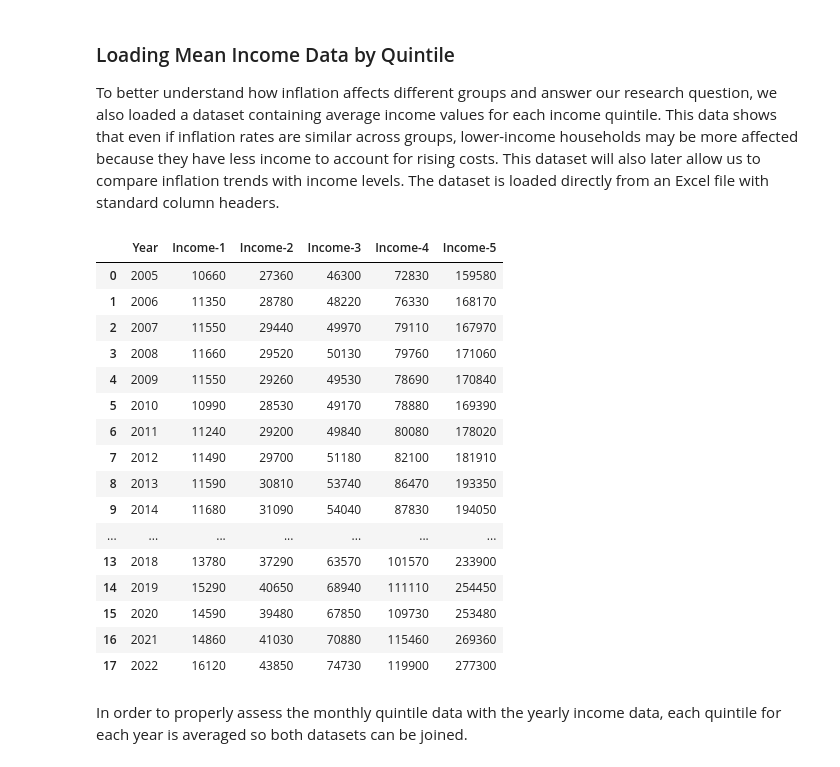
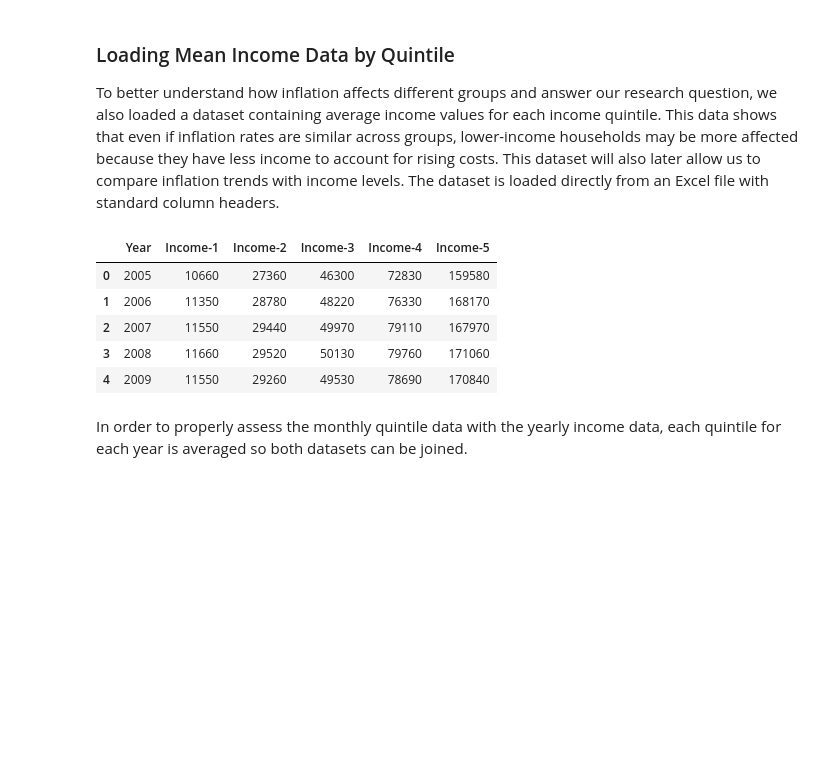
Before and after one commit to sanjur0211/Inflators, a Jupyter notebook: Project3.ipynb, the cells around one changed output. Cells and saved outputs as stored; diff of their text form; code cells hidden in the pictures; blank space fills up the shorter version.

```diff
--- a/Project3.ipynb
+++ b/Project3.ipynb
@@ -42,25 +48,14 @@ r_cpi_i.head()
 To better understand how inflation affects different groups and answer our research question, we also loaded a dataset containing average income values for each income quintile. This data shows that even if inflation rates are similar across groups, lower-income households may be more affected because they have less income to account for rising costs. This dataset will also later allow us to compare inflation trends with income levels. The dataset is loaded directly from an Excel file with standard column headers.
 # %%
 income_quintiles = pandas.read_excel("data/mean_income_quintiles.xlsx", header=0)
-income_quintiles
+income_quintiles.head()
 # %% [output]
 |  | Year | Income-1 | Income-2 | Income-3 | Income-4 | Income-5 |
 | 0 | 2005 | 10660 | 27360 | 46300 | 72830 | 159580 |
 | 1 | 2006 | 11350 | 28780 | 48220 | 76330 | 168170 |
 | 2 | 2007 | 11550 | 29440 | 49970 | 79110 | 167970 |
 | 3 | 2008 | 11660 | 29520 | 50130 | 79760 | 171060 |
 | 4 | 2009 | 11550 | 29260 | 49530 | 78690 | 170840 |
-| 5 | 2010 | 10990 | 28530 | 49170 | 78880 | 169390 |
-| 6 | 2011 | 11240 | 29200 | 49840 | 80080 | 178020 |
-| 7 | 2012 | 11490 | 29700 | 51180 | 82100 | 181910 |
-| 8 | 2013 | 11590 | 30810 | 53740 | 86470 | 193350 |
-| 9 | 2014 | 11680 | 31090 | 54040 | 87830 | 194050 |
-| ... | ... | ... | ... | ... | ... | ... |
-| 13 | 2018 | 13780 | 37290 | 63570 | 101570 | 233900 |
-| 14 | 2019 | 15290 | 40650 | 68940 | 111110 | 254450 |
-| 15 | 2020 | 14590 | 39480 | 67850 | 109730 | 253480 |
-| 16 | 2021 | 14860 | 41030 | 70880 | 115460 | 269360 |
-| 17 | 2022 | 16120 | 43850 | 74730 | 119900 | 277300 |
 # %% [markdown]
 In order to properly assess the monthly quintile data with the yearly income data, each quintile for each year is averaged so both datasets can be joined.
 # %%
```
Also changed, not shown: parts of 38 cells of this notebook.
